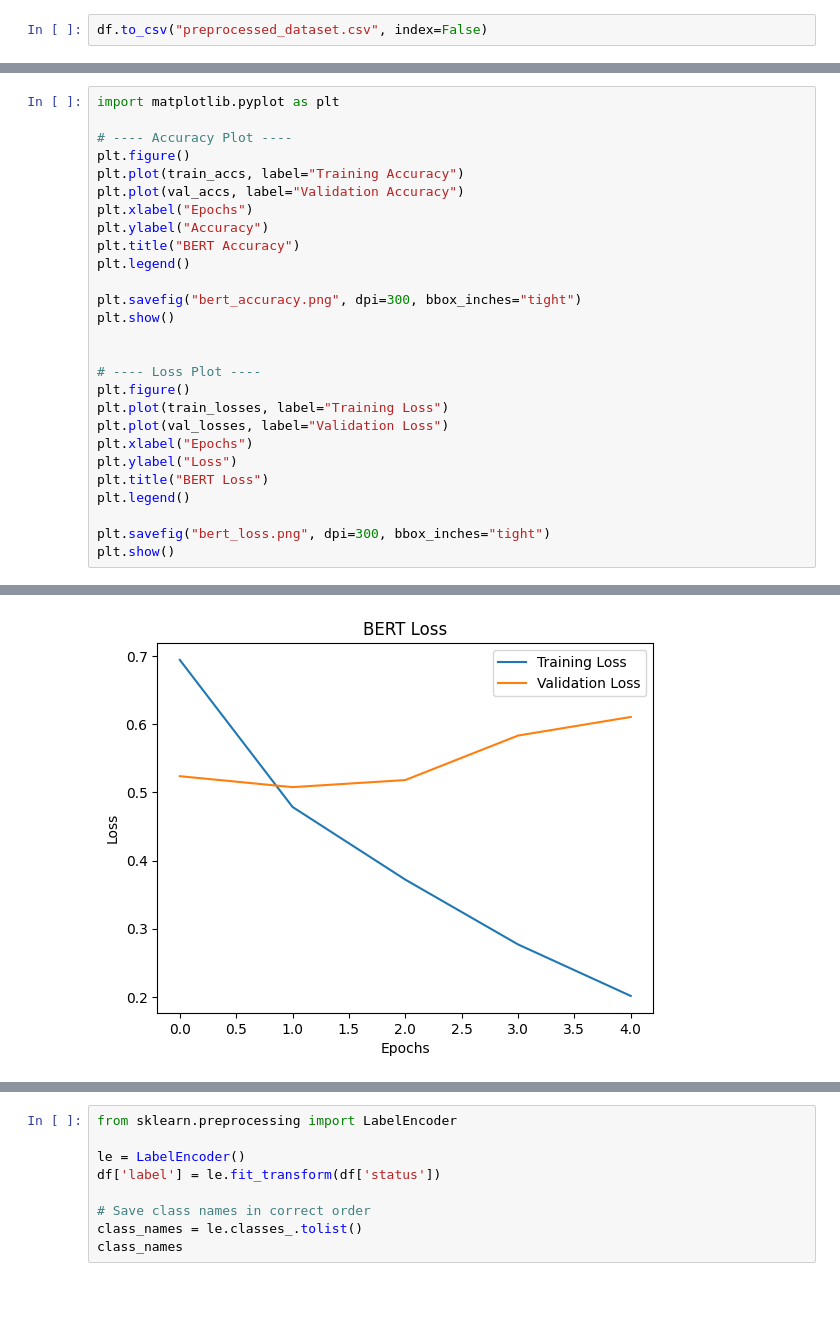
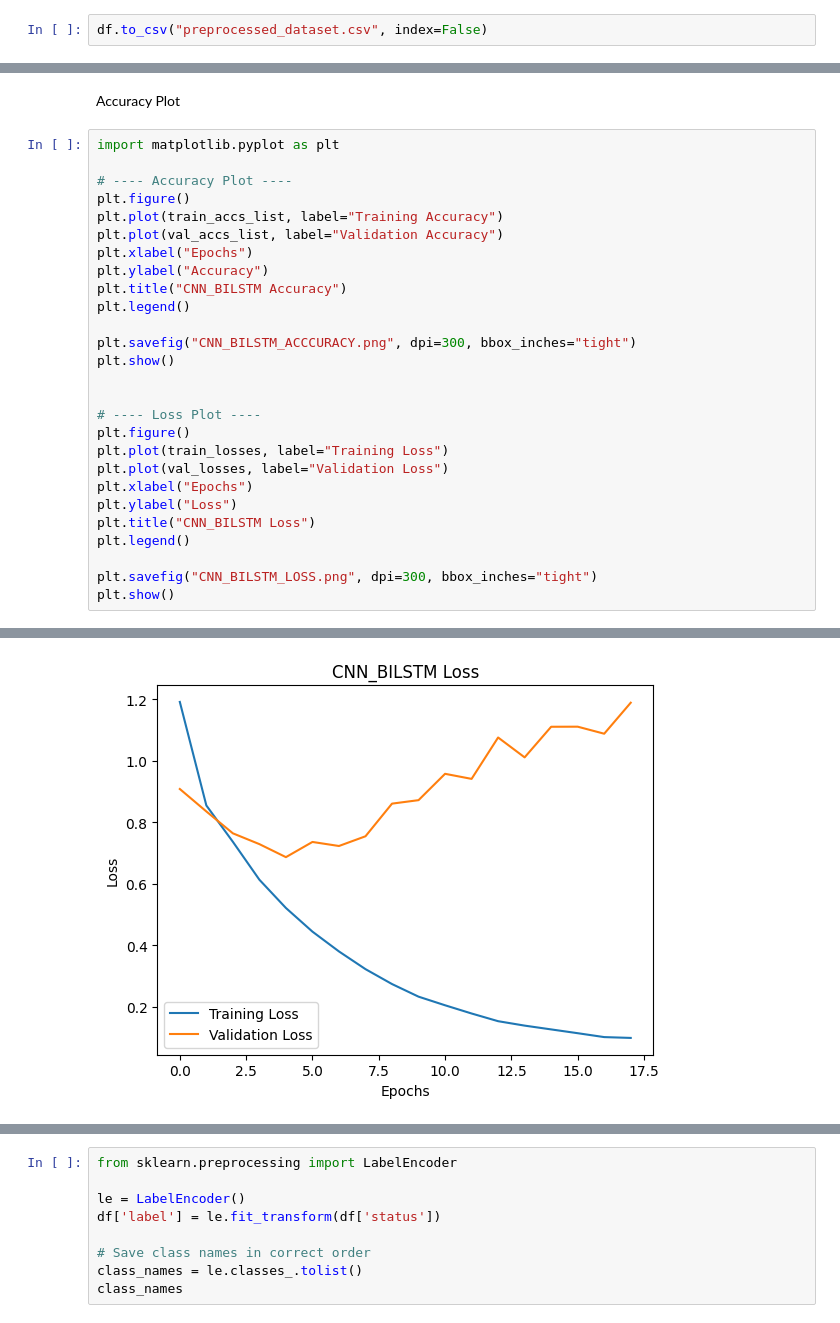
Before and after one commit to CYBERCONQUEROR/AGENT, a Jupyter notebook: NLP.ipynb, the cells around one changed output, grey strips where cells are left out. Cells and saved outputs as stored; diff of their text form; blank space fills up the shorter version.

```diff
--- a/NLP.ipynb
+++ b/NLP.ipynb
@@ -337,16 +755,18 @@ print(f"⏳ Total training time: {total_training_time/60:.2f} minutes")
+# %% [markdown]
+Accuracy Plot
 # %%
 import matplotlib.pyplot as plt
 
 # ---- Accuracy Plot ----
 plt.figure()
-plt.plot(train_accs, label="Training Accuracy")
-plt.plot(val_accs, label="Validation Accuracy")
+plt.plot(train_accs_list, label="Training Accuracy")
+plt.plot(val_accs_list, label="Validation Accuracy")
 plt.xlabel("Epochs")
 plt.ylabel("Accuracy")
-plt.title("BERT Accuracy")
+plt.title("CNN_BILSTM Accuracy")
 plt.legend()
 
-plt.savefig("bert_accuracy.png", dpi=300, bbox_inches="tight")
+plt.savefig("CNN_BILSTM_ACCCURACY.png", dpi=300, bbox_inches="tight")
 plt.show()
 
 
@@ -356,9 +776,9 @@ plt.plot(train_losses, label="Training Loss")
 plt.plot(val_losses, label="Validation Loss")
 plt.xlabel("Epochs")
 plt.ylabel("Loss")
-plt.title("BERT Loss")
+plt.title("CNN_BILSTM Loss")
 plt.legend()
 
-plt.savefig("bert_loss.png", dpi=300, bbox_inches="tight")
+plt.savefig("CNN_BILSTM_LOSS.png", dpi=300, bbox_inches="tight")
 plt.show()
 # %% [output]
@@ -366,4 +786,4 @@ plt.show()
-[figure, old version]
+[figure, new version]
 # %%
 from sklearn.metrics import confusion_matrix, classification_report
 import seaborn as sns
```
Also changed, not shown: parts of 12 cells of this notebook.
